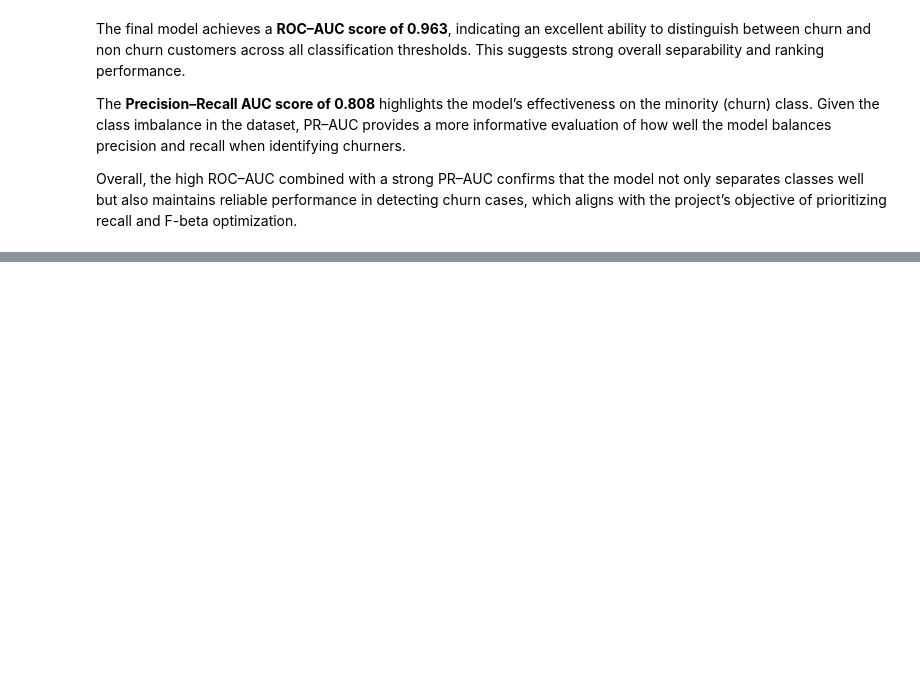
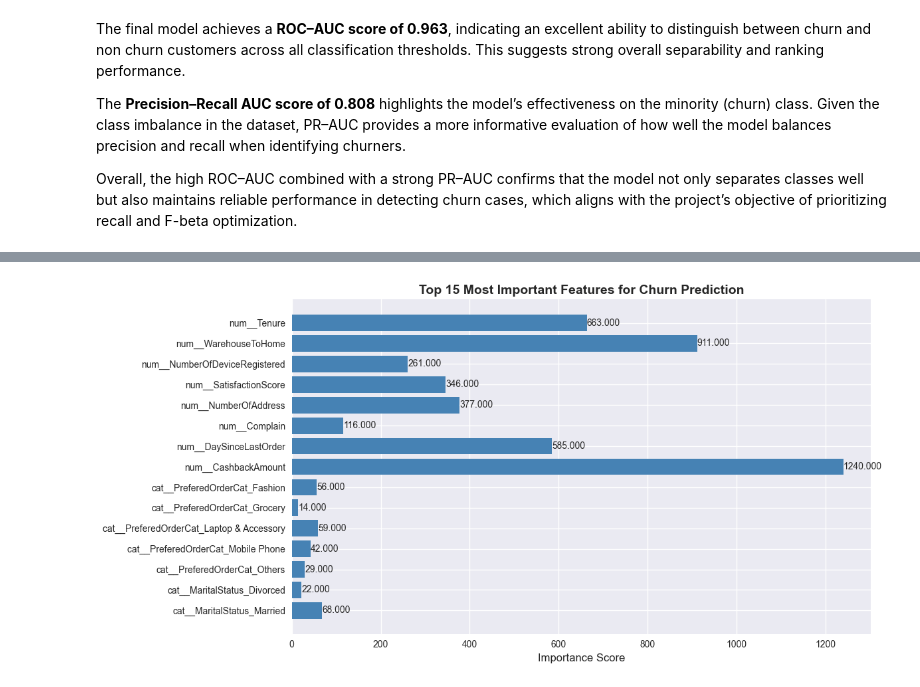
Before and after one commit to nayana-sisil/predictive-customer-churn-ecommerce-retention, a Jupyter notebook: cutomer_churn.ipynb, the cells around one changed output, grey strips where cells are left out. Cells and saved outputs as stored; diff of their text form; code cells hidden in the pictures; blank space fills up the shorter version.

```diff
--- a/cutomer_churn.ipynb
+++ b/cutomer_churn.ipynb
@@ -1833,0 +1836,12 @@ Overall, the high ROC–AUC combined with a strong PR–AUC confirms that the mo
+# %%
+lgbm_model = final_model.named_steps['classfier']
+
+feature_importance = lgbm_model.feature_importances_
+feature_names = X_train_preprocessed.columns
+
+importance_df = pd.DataFrame({
+   'Feature Importance': feature_importance,
+   'Feature Names': feature_names
+})
+
+importance_df.sort_values('Feature Importance', ascending=False)
@@ -1833,0 +1866,20 @@ Overall, the high ROC–AUC combined with a strong PR–AUC confirms that the mo
+# %%
+fig, ax = plt.subplots(figsize=(12, 6))
+
+top_n = 15
+top_features = importance_df.head(top_n)
+
+bars = ax.barh(range(len(top_features)), top_features['Feature Importance'].values, color='steelblue')
+ax.set_yticks(range(len(top_features)))
+ax.set_yticklabels(top_features['Feature Names'].values)
+ax.set_xlabel('Importance Score', fontsize=12)
+ax.set_title('Top 15 Most Important Features for Churn Prediction', fontsize=14, fontweight='bold')
+ax.invert_yaxis()
+
+for i, (feature, importance) in enumerate(zip(top_features['Feature Names'], top_features['Feature Importance'])):
+    ax.text(importance + 0.005, i, f'{importance:.3f}', va='center', fontsize=10)
+
+plt.tight_layout()
+plt.show()
+# %% [output]
+[figure, added]
```
Also changed, not shown: parts of 4 cells of this notebook.
